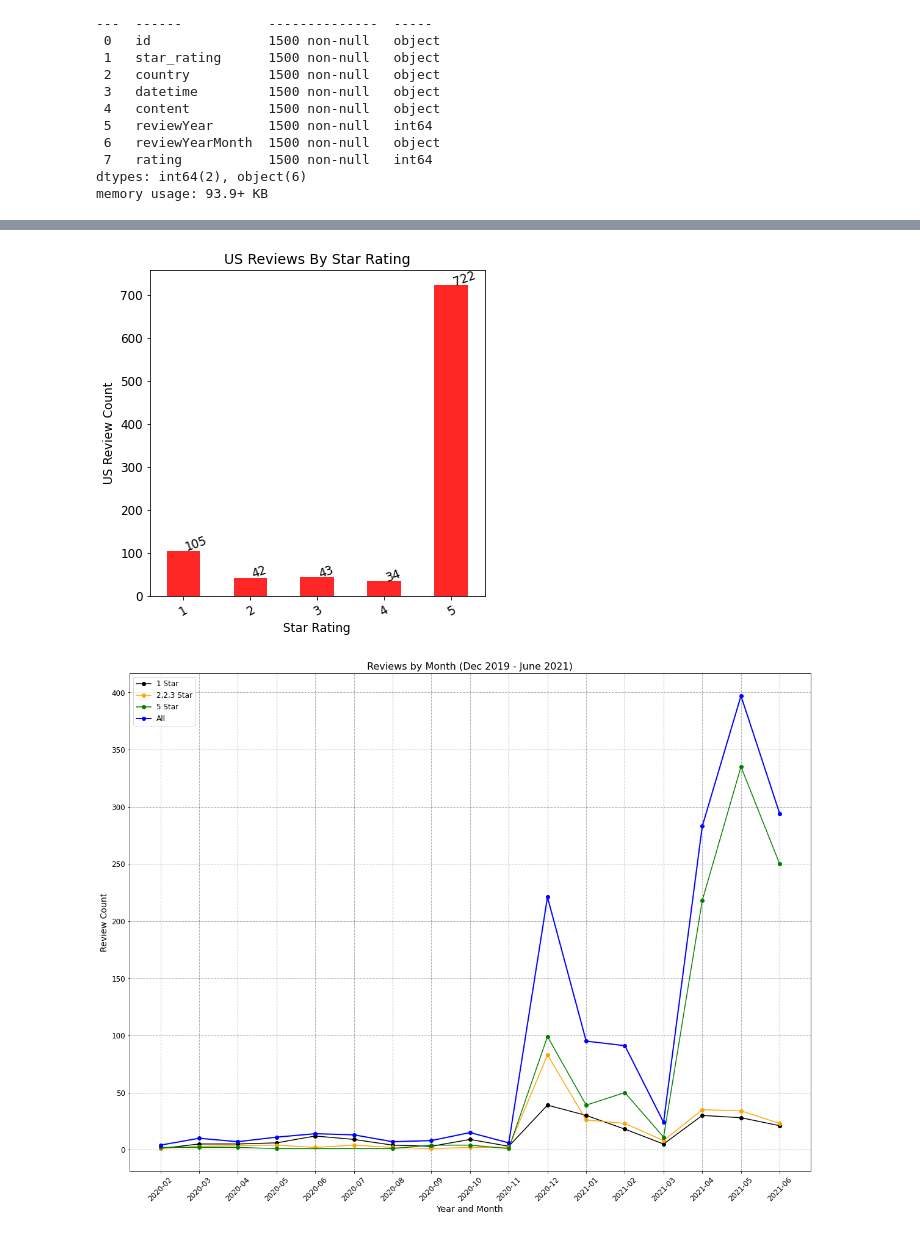
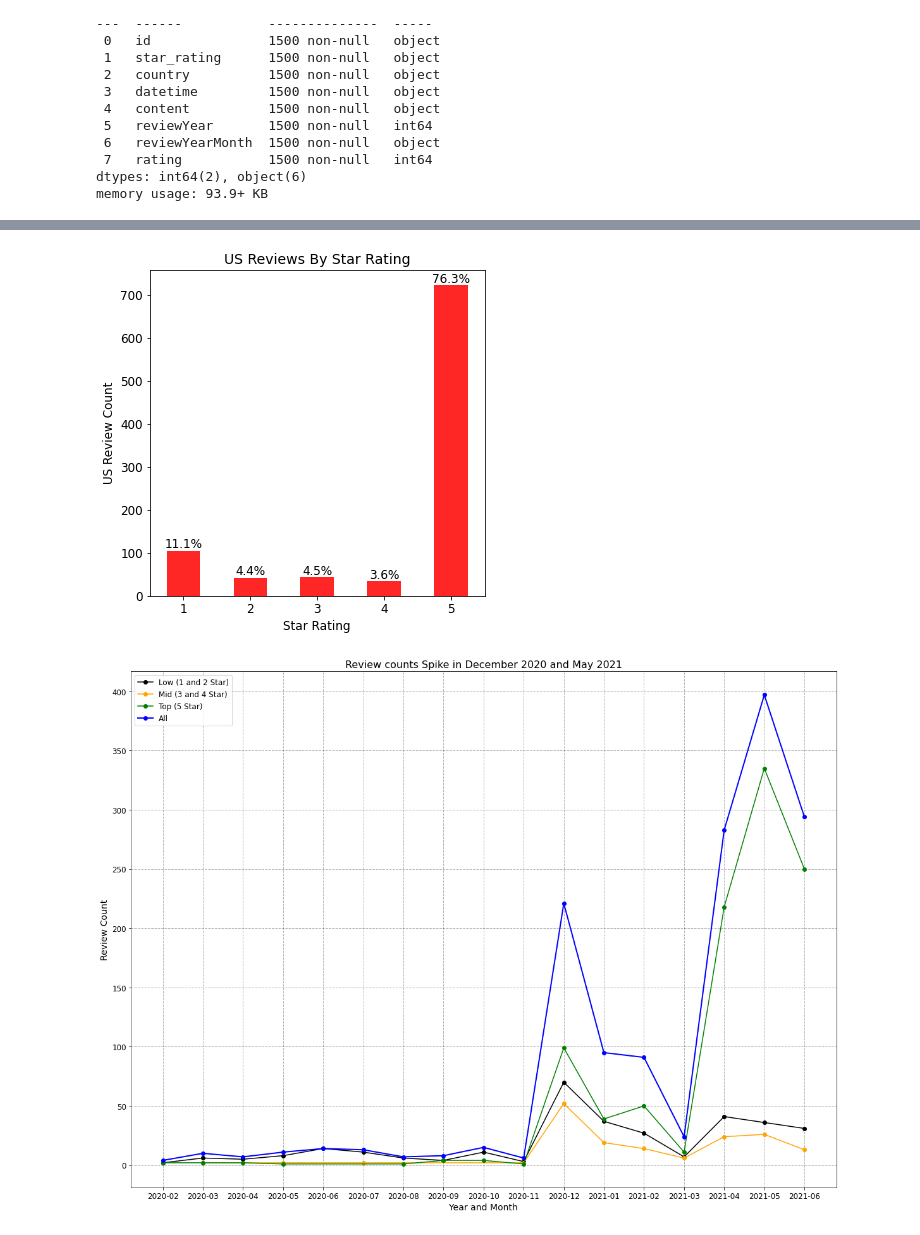
Before and after one commit to lspope/elvie_review_analysis, a Jupyter notebook: code/nb2_eda.ipynb, the cells around one changed output, grey strips where cells are left out. Drawn from its saved outputs; the diff is of its cells as text; code cells hidden in the pictures.

```diff
--- a/code/nb2_eda.ipynb
+++ b/code/nb2_eda.ipynb
@@ -146,5 +162,6 @@ show_bar_plot(my_data=gb_ratings,
 # %%
-us_ratings = reviews_df[reviews_df['country'] =='US'].groupby(['rating'])['id'].count()
+us_reviews = reviews_df[reviews_df['country'] =='US']
+us_ratings = us_reviews.groupby(['rating'])['id'].count()
 
 
 show_bar_plot(my_data=us_ratings,
@@ -152,36 +169,37 @@ show_bar_plot(my_data=us_ratings,
               my_color='red',
               my_titletext='US Reviews By Star Rating',
               my_xlabeltext='Star Rating',
-              my_ylabeltext='US Review Count')
+              my_ylabeltext='US Review Count',
+              rowcount_for_percent=us_reviews.shape[0])
 # %% [output]
-[figure, old version]
+[figure, new version]
 # %%
-star1_reviews_by_ym  = reviews_df[reviews_df['rating'] == 1].groupby(['reviewYearMonth'])['id'].count()
-mid_reviews_by_ym = reviews_df[reviews_df['rating'].isin([2,3,4])].groupby(['reviewYearMonth'])['id'].count()
-star5_reviews_by_ym  = reviews_df[reviews_df['rating'] == 5].groupby(['reviewYearMonth'])['id'].count()
+low_reviews_by_ym = reviews_df[reviews_df['rating'].isin([2,1])].groupby(['reviewYearMonth'])['id'].count()
+mid_reviews_by_ym = reviews_df[reviews_df['rating'].isin([3,4])].groupby(['reviewYearMonth'])['id'].count()
+top_reviews_by_ym = reviews_df[reviews_df['rating'] == 5].groupby(['reviewYearMonth'])['id'].count()
 all_reviews_by_ym = reviews_df.groupby(['reviewYearMonth'])['id'].count()
 
 
 plt.rc('font', size=14) #controls default text size
 plt.rc('axes', titlesize=16) #fontsize of the title
 plt.rc('axes', labelsize=14) #fontsize of the x and y labels
 plt.rc('xtick', labelsize=12) #fontsize of the x tick labels
 plt.rc('ytick', labelsize=12) #fontsize of the y tick labels
 plt.rc('legend', fontsize=12) #fontsize of the legend
 
 plt.figure(figsize=(20, 15))
-plt.plot(star1_reviews_by_ym.index, star1_reviews_by_ym, color='black', linewidth=1.5, marker='o', linestyle='solid')
+plt.plot(low_reviews_by_ym.index, low_reviews_by_ym, color='black', linewidth=1.5, marker='o', linestyle='solid')
 plt.plot(mid_reviews_by_ym.index, mid_reviews_by_ym, color='orange', linewidth=1.5, marker='o', linestyle='solid')
-plt.plot(star5_reviews_by_ym.index, star5_reviews_by_ym, color='green', linewidth=1.5, marker='o', linestyle='solid')
+plt.plot(top_reviews_by_ym.index, top_reviews_by_ym, color='green', linewidth=1.5, marker='o', linestyle='solid')
 plt.plot(all_reviews_by_ym.index, all_reviews_by_ym, color='blue', linewidth=2.0, marker='o', linestyle='solid')
-plt.xticks(rotation=45)
+#plt.xticks(rotation=15)
 plt.grid(color = 'black', alpha = 0.3, linestyle = '--', linewidth = 1)
 
-plt.title('Reviews by Month (Dec 2019 - June 2021)')
+plt.title('Review counts Spike in December 2020 and May 2021')
 plt.xlabel('Year and Month')
 plt.ylabel('Review Count')
-plt.legend(['1 Star','2,2,3 Star', '5 Star', 'All'], loc=2)
+plt.legend(['Low (1 and 2 Star)','Mid (3 and 4 Star)', 'Top (5 Star)', 'All'], loc=2)
 
 plt.show()
 # %% [output]
-[figure, old version]
+[figure, new version]
```
Also changed, not shown: parts of 20 cells of this notebook, 4 other files.
